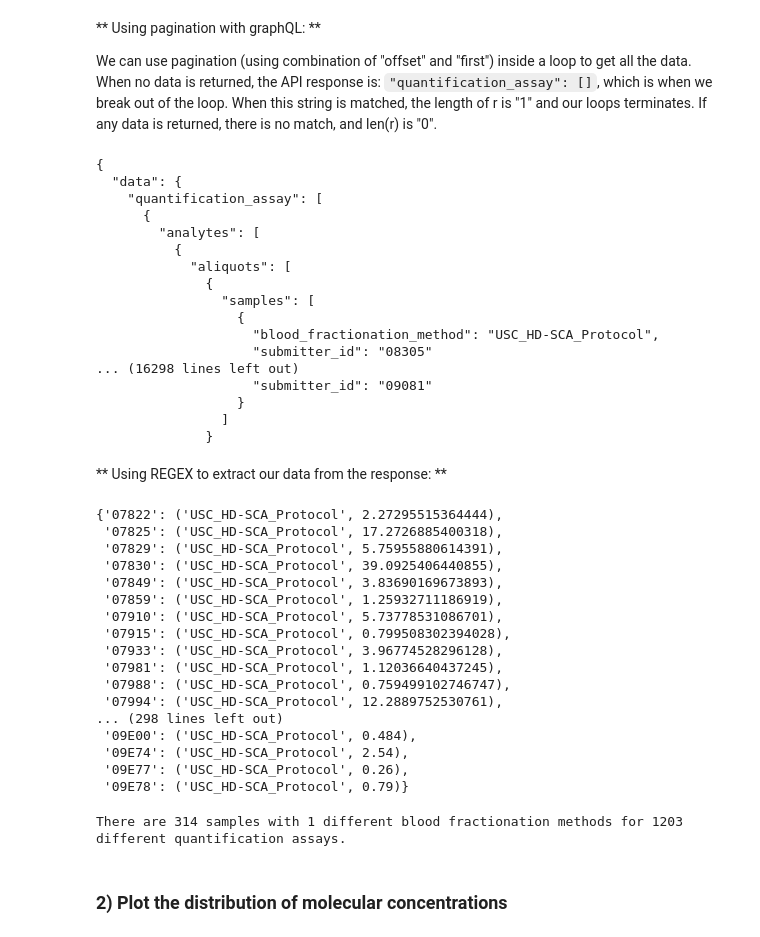
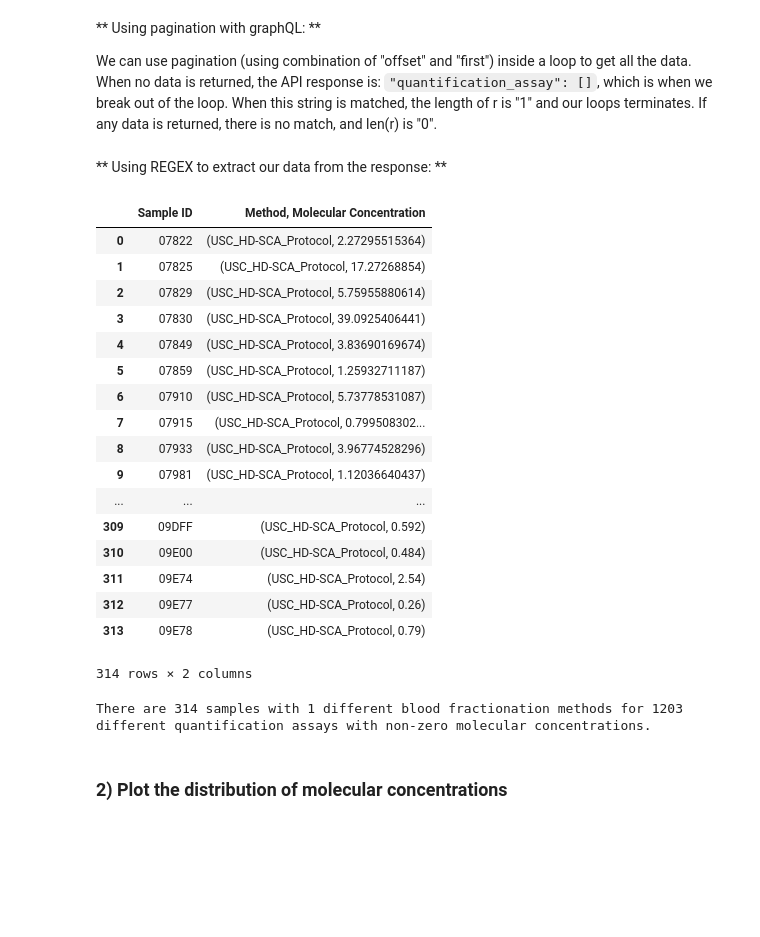
Before and after one commit to occ-data/bpa-functions, a Jupyter notebook: BPA_BloodFractionationMethod_demo_v1.ipynb, the cells around one changed output. Drawn from its saved outputs; the diff is of its cells as text; code cells hidden in the pictures; blank space fills up the shorter version.

```diff
--- a/BPA_BloodFractionationMethod_demo_v1.ipynb
+++ b/BPA_BloodFractionationMethod_demo_v1.ipynb
@@ -137,60 +146,44 @@ while len(r) != 1:
     response += str(resp.text) # concatenate the returned data
     r = re.findall(".*quantification_assay\": \[\]",str(resp.text)) #this is where we check whether data was returned
     offset+=100 #increase the offset to get the next 100 records
-# %%
-print(response)
-# %% [output]
-{
-  "data": {
-    "quantification_assay": [
-      {
-        "analytes": [
-          {
-            "aliquots": [
-              {
-                "samples": [
-                  {
-                    "blood_fractionation_method": "USC_HD-SCA_Protocol",
-                    "submitter_id": "08305"
-... (16298 lines left out)
-                    "submitter_id": "09081"
-                  }
-                ]
-              }
 # %% [markdown]
 ** Using REGEX to extract our data from the response: **
 # %%
 methods = re.findall('.*blood_fractionation_method\": \"(.+)\"',response)
 concs = re.findall(".*molecular_concentration\": (.+),",response)
 c = map(float,concs)
 ids = re.findall(".*submitter_id\": \"(.+)\"",response)
 z = zip(methods,c)
 assays = dict(zip(ids,z ))
-assays
+#a = pd.DataFrame(data=assays)
+a = pd.Series(assays, name='Method, Molecular Concentration')
+a.index.name = 'Sample ID'
+a.reset_index()
 # %% [output]
+|  | Sample ID | Method, Molecular Concentration |
+| 0 | 07822 | (USC_HD-SCA_Protocol, 2.27295515364) |
+| 1 | 07825 | (USC_HD-SCA_Protocol, 17.27268854) |
+| 2 | 07829 | (USC_HD-SCA_Protocol, 5.75955880614) |
+| 3 | 07830 | (USC_HD-SCA_Protocol, 39.0925406441) |
+| 4 | 07849 | (USC_HD-SCA_Protocol, 3.83690169674) |
+| 5 | 07859 | (USC_HD-SCA_Protocol, 1.25932711187) |
+| 6 | 07910 | (USC_HD-SCA_Protocol, 5.73778531087) |
+| 7 | 07915 | (USC_HD-SCA_Protocol, 0.799508302... |
+| 8 | 07933 | (USC_HD-SCA_Protocol, 3.96774528296) |
+| 9 | 07981 | (USC_HD-SCA_Protocol, 1.12036640437) |
+| ... | ... | ... |
+| 309 | 09DFF | (USC_HD-SCA_Protocol, 0.592) |
+| 310 | 09E00 | (USC_HD-SCA_Protocol, 0.484) |
+| 311 | 09E74 | (USC_HD-SCA_Protocol, 2.54) |
+| 312 | 09E77 | (USC_HD-SCA_Protocol, 0.26) |
+| 313 | 09E78 | (USC_HD-SCA_Protocol, 0.79) |
-{'07822': ('USC_HD-SCA_Protocol', 2.27295515364444),
- '07825': ('USC_HD-SCA_Protocol', 17.2726885400318),
- '07829': ('USC_HD-SCA_Protocol', 5.75955880614391),
- '07830': ('USC_HD-SCA_Protocol', 39.0925406440855),
- '07849': ('USC_HD-SCA_Protocol', 3.83690169673893),
- '07859': ('USC_HD-SCA_Protocol', 1.25932711186919),
- '07910': ('USC_HD-SCA_Protocol', 5.73778531086701),
- '07915': ('USC_HD-SCA_Protocol', 0.799508302394028),
- '07933': ('USC_HD-SCA_Protocol', 3.96774528296128),
- '07981': ('USC_HD-SCA_Protocol', 1.12036640437245),
- '07988': ('USC_HD-SCA_Protocol', 0.759499102746747),
- '07994': ('USC_HD-SCA_Protocol', 12.2889752530761),
-... (298 lines left out)
- '09E00': ('USC_HD-SCA_Protocol', 0.484),
- '09E74': ('USC_HD-SCA_Protocol', 2.54),
- '09E77': ('USC_HD-SCA_Protocol', 0.26),
- '09E78': ('USC_HD-SCA_Protocol', 0.79)}
+314 rows × 2 columns
 # %%
 print("There are " + str(len(set(ids))) + " samples with " +
       str(len(set(methods))) + " different blood fractionation methods for " +
-      str(len(concs)) + " different quantification assays.")
+      str(len(concs)) + " different quantification assays with non-zero molecular concentrations.")
 # %% [output]
-There are 314 samples with 1 different blood fractionation methods for 1203 different quantification assays.
+There are 314 samples with 1 different blood fractionation methods for 1203 different quantification assays with non-zero molecular concentrations.
 # %% [markdown]
 ### 2) Plot the distribution of molecular concentrations
 # %%
```
Also changed, not shown: parts of 9 cells of this notebook.
